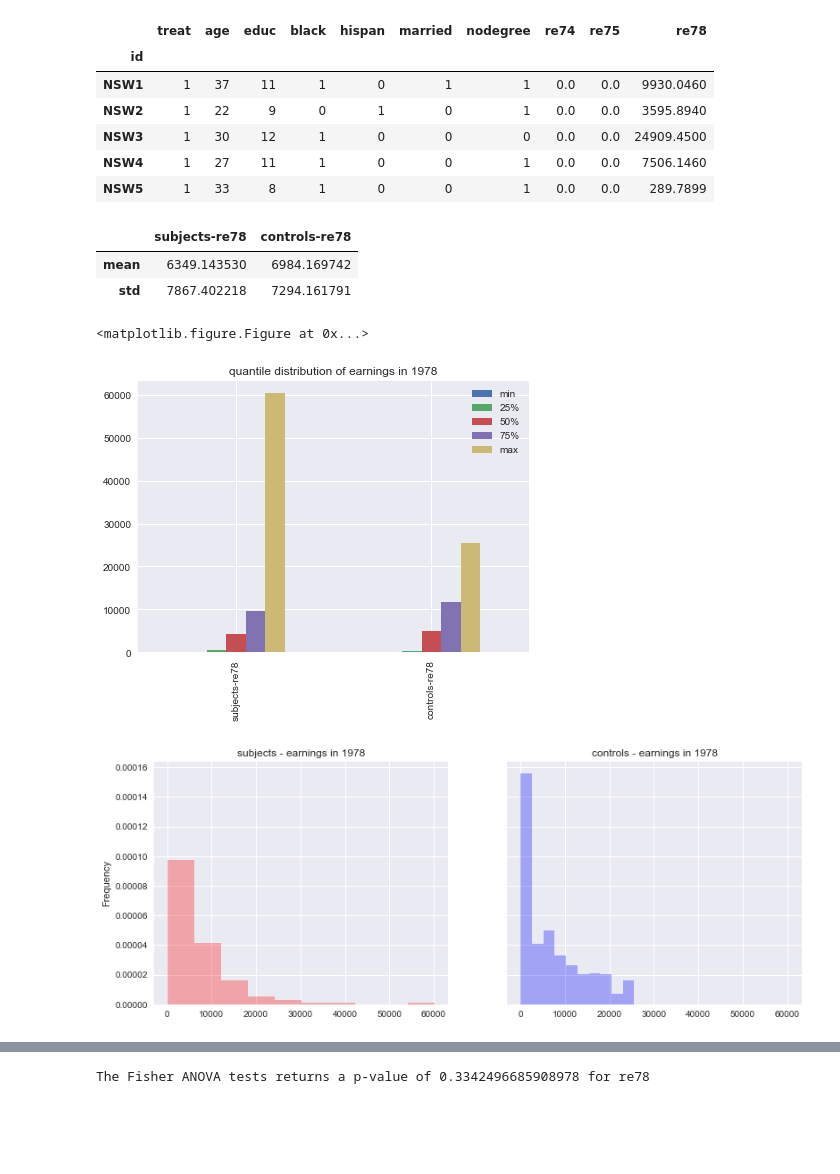
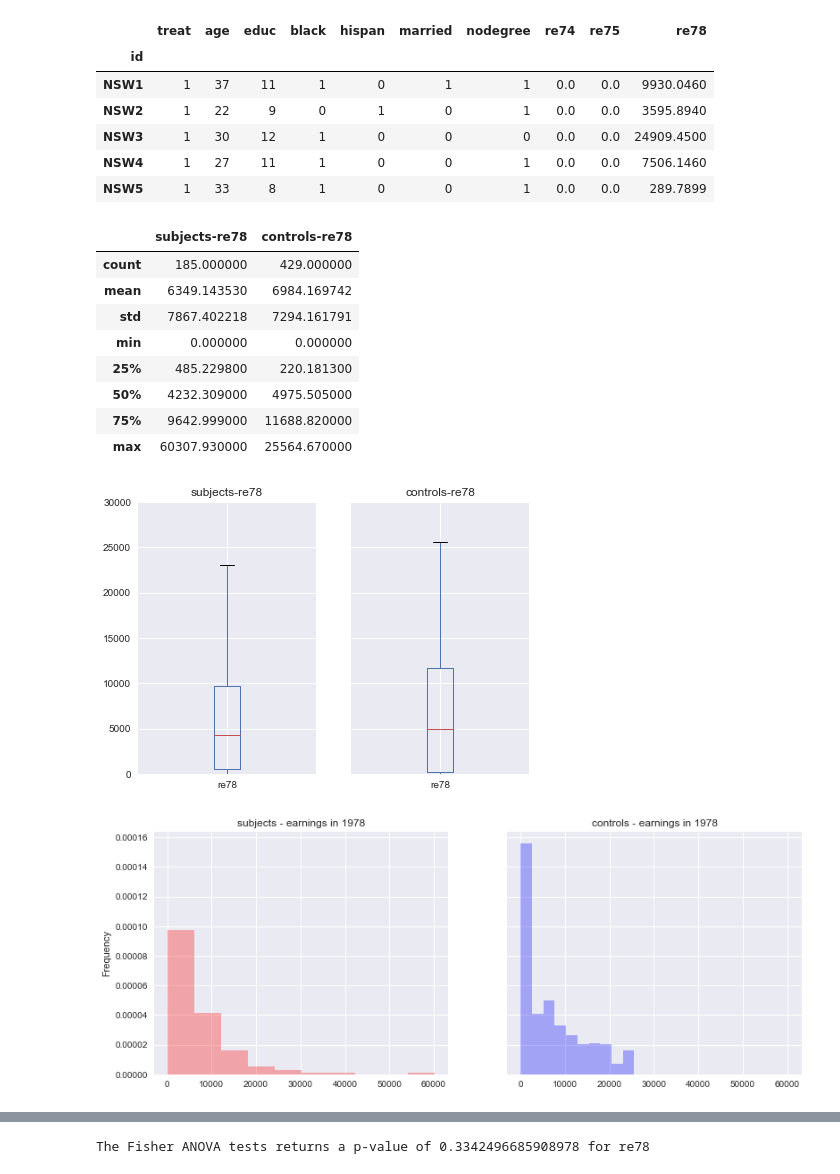
Before and after one commit to NicoBrun/ada2017, a Jupyter notebook: 04 - Applied ML/HW4.ipynb, the cells around one changed output, grey strips where cells are left out. Drawn from its saved outputs; the diff is of its cells as text; code cells hidden in the pictures; blank space fills up the shorter version.

```diff
--- a/04 - Applied ML/HW4.ipynb
+++ b/04 - Applied ML/HW4.ipynb
@@ -82,28 +82,30 @@ observed_earnings.head()
 # %%
 ''' Simple vizualization of 1978 earnings distribution within classes'''
 
 dist_re_78 = pd.DataFrame(index = ['count','mean','std','min','25%','50%','75%','max'])
 dist_re_78['subjects-re78']= subjects['re78'].describe()
 dist_re_78['controls-re78']= controls['re78'].describe()
-dist_re_78 = np.transpose(dist_re_78)
-
-plt.figure()
-dist_re_78.plot(kind = 'bar', y=['min','25%','50%','75%','max'], figsize=(7,5))
-plt.title('quantile distribution of earnings in 1978')
-
 
 fig, axes = plt.subplots(1, 2, figsize=(13,5), sharex=True,sharey=True);
+subjects['re78'].plot.box(ax=axes[0],figsize=(7,5),ylim=[0,30000],title='subjects-re78')
+controls['re78'].plot.box(ax=axes[1],figsize=(7,5),ylim=[0,30000],title='controls-re78')
 
+fig, axes = plt.subplots(1, 2, figsize=(13,5), sharex=True,sharey=True);
 subjects['re78'].plot.hist(ax=axes[0],facecolor='red',alpha=0.3, bins=10,normed=1, title='subjects - earnings in 1978')
 controls['re78'].plot.hist(ax=axes[1],facecolor='blue',alpha=0.3, bins=10,normed=1,title='controls - earnings in 1978')
 
-np.transpose(dist_re_78[['mean','std']])
+dist_re_78
 # %% [output]
 |  | subjects-re78 | controls-re78 |
+| count | 185.000000 | 429.000000 |
 | mean | 6349.143530 | 6984.169742 |
 | std | 7867.402218 | 7294.161791 |
+| min | 0.000000 | 0.000000 |
+| 25% | 485.229800 | 220.181300 |
+| 50% | 4232.309000 | 4975.505000 |
+| 75% | 9642.999000 | 11688.820000 |
+| max | 60307.930000 | 25564.670000 |
-<matplotlib.figure.Figure at 0x...>
-[figure, old version]
+[figure, new version]
 [figure]
 # %% [markdown]
 The histograms seem to indicate that samples from subject class are more concentrated bellow 10000 whereas samples from control class are relatively more represented between 1000 and 2000 re78. However, subjects have high outliers (until 60 000) compared to controls. Moreover, samples from control group are more dense at zero (unemployed) compared to subjects.
```
Also changed, not shown: parts of 48 cells of this notebook.
